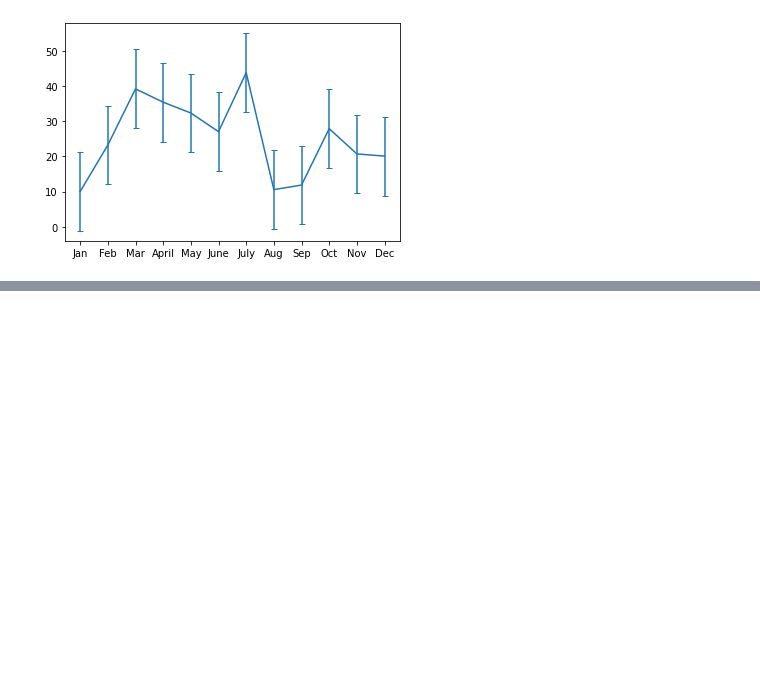
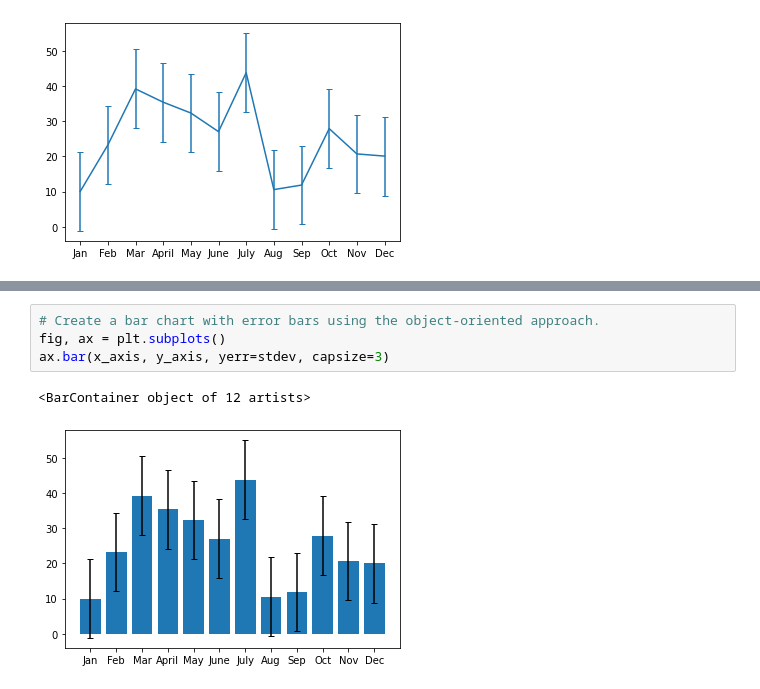
Before and after one commit to scottwesley31/PyBer_Analysis, a Jupyter notebook: chart_extras_practice.ipynb, the cells around one changed output, grey strips where cells are left out. Drawn from its saved outputs; the diff is of its cells as text; blank space fills up the shorter version.

```diff
--- a/chart_extras_practice.ipynb
+++ b/chart_extras_practice.ipynb
@@ -37,0 +44,7 @@ plt.show()
+# %%
+# Create a bar chart with error bars using the object-oriented approach.
+fig, ax = plt.subplots()
+ax.bar(x_axis, y_axis, yerr=stdev, capsize=3)
+# %% [output]
+<BarContainer object of 12 artists>
+[figure, added]
```
Also changed, not shown: parts of 5 cells of this notebook, 4 other files.
